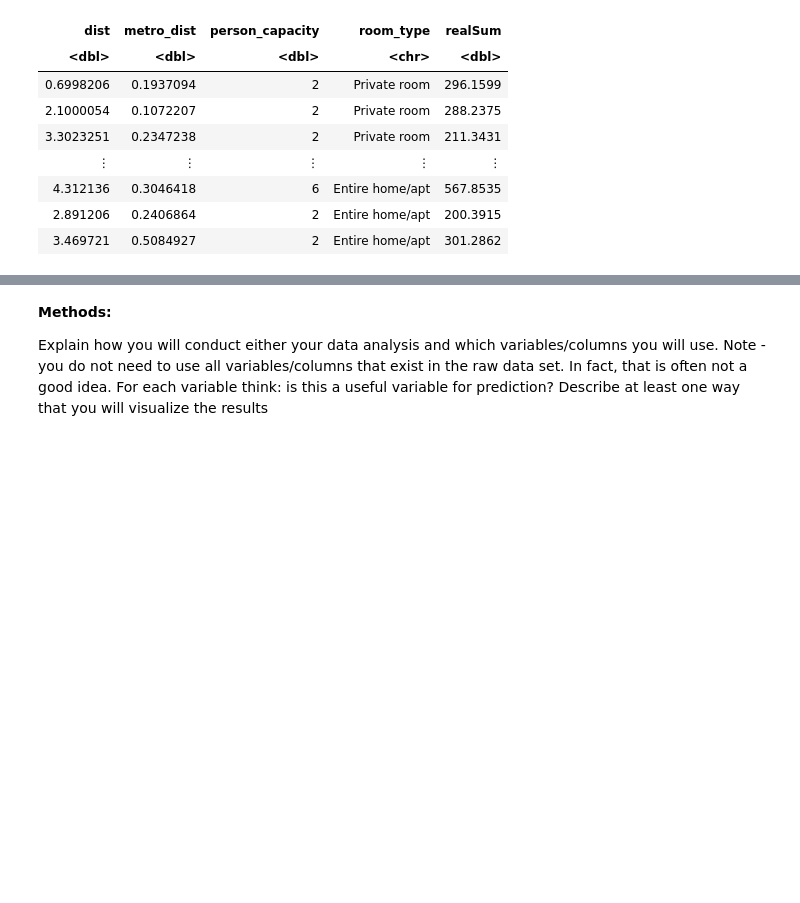
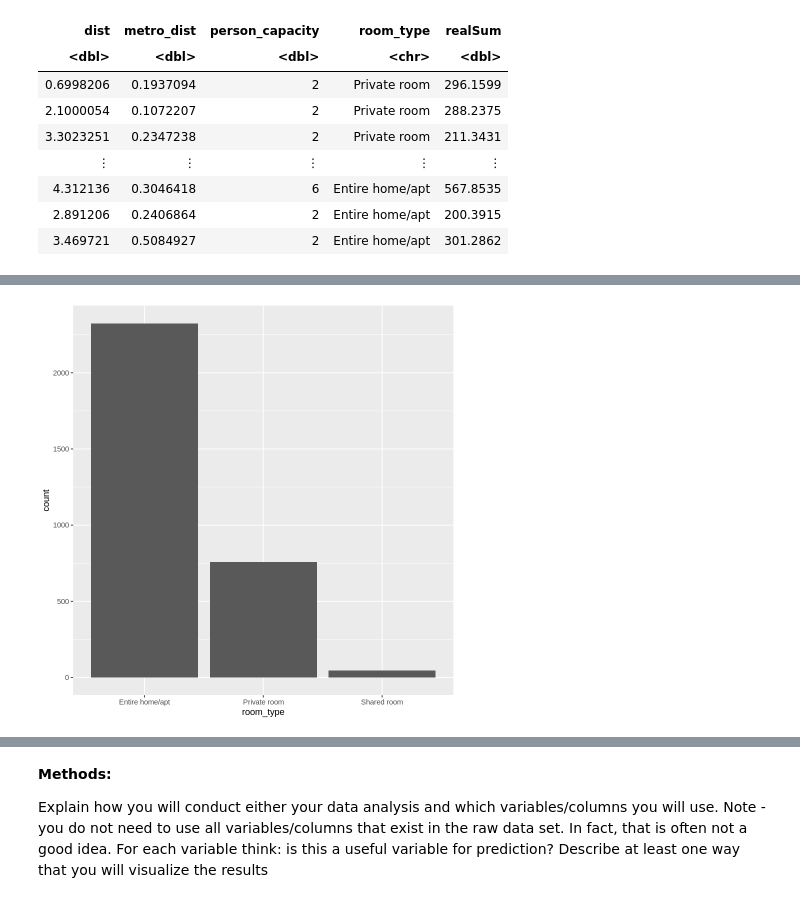
Before and after one commit to chadsc79/dsci-100-2022w2-group-7-section-005, a Jupyter notebook: dsci100_group_project_proposal_005_group_7.ipynb, the cells around one changed output, grey strips where cells are left out. Drawn from its saved outputs; the diff is of its cells as text; code cells hidden in the pictures; blank space fills up the shorter version.

```diff
--- a/dsci100_group_project_proposal_005_group_7.ipynb
+++ b/dsci100_group_project_proposal_005_group_7.ipynb
@@ -98,3 +98,10 @@ A tibble: 3130 × 5
 | 4.312136 | 0.3046418 | 6 | Entire home/apt | 567.8535 |
 | 2.891206 | 0.2406864 | 2 | Entire home/apt | 200.3915 |
 | 3.469721 | 0.5084927 | 2 | Entire home/apt | 301.2862 |
+# %%
+#The highest bar would represent the most common room type
+most_common_room_type_plot <- ggplot(paris_dataset, aes(x = room_type)) +
+geom_histogram(stat="count")
+most_common_room_type_plot
+#From the graph it can be seen that the most common room type is "Entire home/apt"
+# %% [output]
@@ -100,0 +110 @@ A tibble: 3130 × 5
+[figure, added]
```
Also changed, not shown: parts of 2 cells of this notebook.
